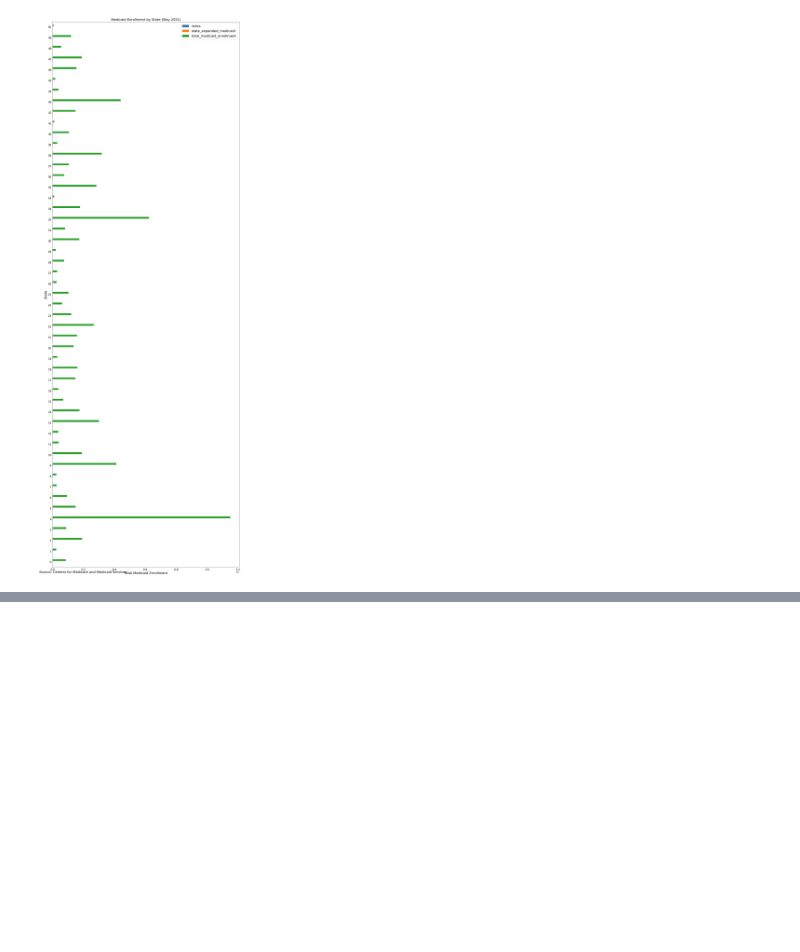
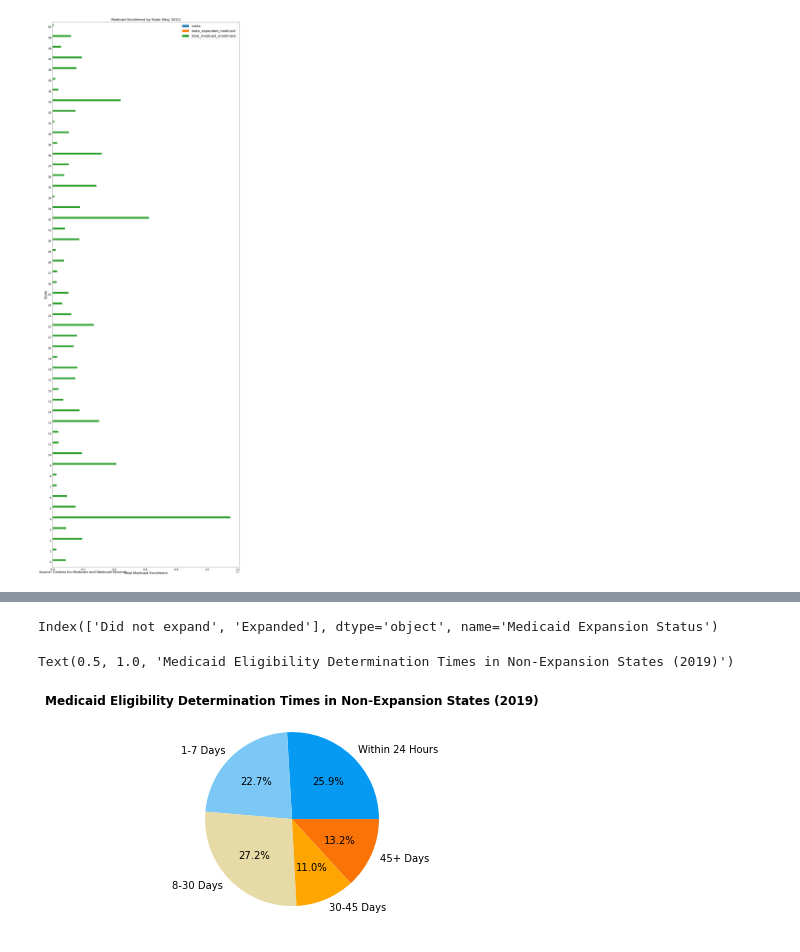
Before and after one commit to carolineeadams/Medicaid_Application_Processing_Time, a Jupyter notebook: Data Visualizations.ipynb, the cells around one changed output, grey strips where cells are left out. Cells and saved outputs as stored; diff of their text form; code cells hidden in the pictures; blank space fills up the shorter version.

```diff
--- a/Data Visualizations.ipynb
+++ b/Data Visualizations.ipynb
@@ -146,0 +248,7 @@ means_19.plot(x="State", y=["Percent of Determinations Processed within 24 Hours
+# %%
+means_19_exp=means_19.merge(may2021, how="outer", on="State")
+means_19_exp
+grouped_19_exp = means_19_exp.groupby("Medicaid Expansion Status")
+grouped_19_exp = grouped_19_exp.mean()
+grouped_19_exp = grouped_19_exp.drop(columns="Total Medicaid Enrollment")
+grouped_19_exp
@@ -146,0 +260,3 @@ means_19.plot(x="State", y=["Percent of Determinations Processed within 24 Hours
+# %%
+grouped_19_exp=grouped_19_exp.transpose()
+grouped_19_exp
@@ -146,0 +270,21 @@ means_19.plot(x="State", y=["Percent of Determinations Processed within 24 Hours
+# %%
+grouped_19_exp.keys()
+# %% [output]
+Index(['Did not expand', 'Expanded'], dtype='object', name='Medicaid Expansion Status')
+# %%
+colors=["#069AF3", "#7BC8F6", "#E6DAA6", "#FFA500", "#F97306"]
+
+plt.pie(grouped_19_exp['Did not expand'], labels=['Within 24 Hours', "1-7 Days", "8-30 Days", "30-45 Days", "45+ Days"], colors=colors, autopct='%1.1f%%')
+plt.title("Medicaid Eligibility Determination Times in Non-Expansion States (2019)", fontweight="bold")
+#plt.legend(title="Average Processing Time", labels=['Within 24 Hours', "1-7 Days", "8-30 Days", "30-45 Days", "45+ Days"],
+          #loc="best",
+          #bbox_to_anchor=(0.35, -1, 0.5, 1))
+
+#0343DF
+#7BC8F6
+#E6DAA6
+#FFA500
+#597306
+# %% [output]
+Text(0.5, 1.0, 'Medicaid Eligibility Determination Times in Non-Expansion States (2019)')
+[figure, added]
```
Also changed, not shown: parts of 22 cells of this notebook, 3 other files.
